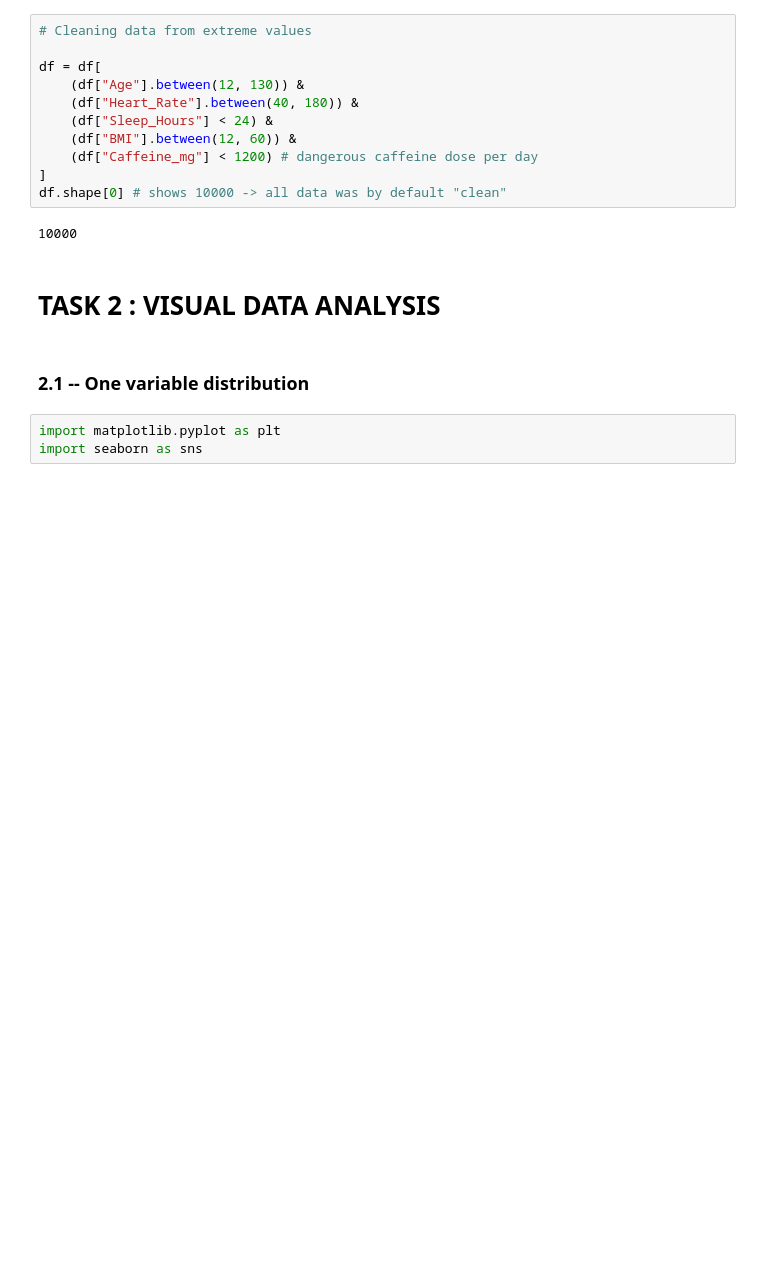
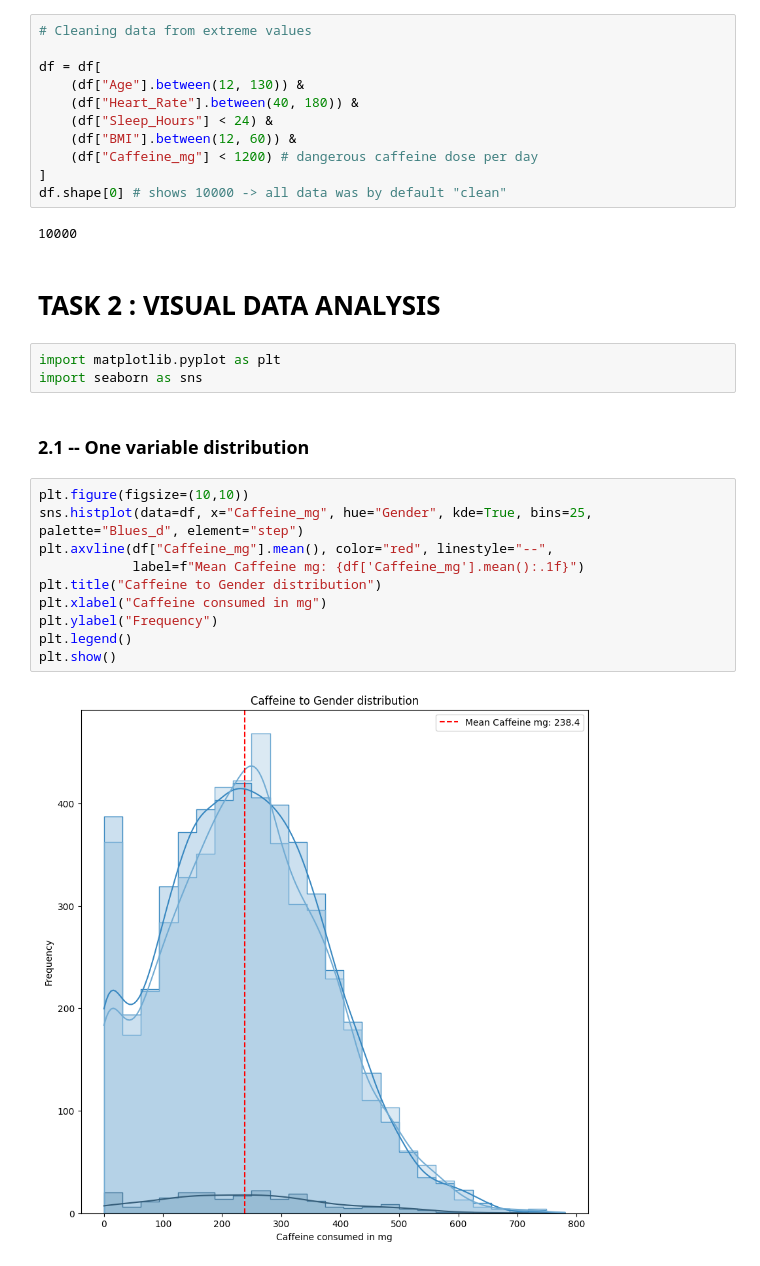
Before and after one commit to OnishchenkoDaria/data-processing-labs, a Jupyter notebook: lab_2/sample.ipynb, the cells around one changed output. Saved outputs shown, nothing was run; the diff lists cells and outputs as text; blank space fills up the shorter version.

Commit message:
feat: plot task 2.1 complete

```diff
--- a/lab_2/sample.ipynb
+++ b/lab_2/sample.ipynb
@@ -127,8 +127,20 @@ df.shape[0] # shows 10000 -> all data was by default "clean"
 10000
 # %% [markdown]
 # TASK 2 : VISUAL DATA ANALYSIS
-# %% [markdown]
-### 2.1 -- One variable distribution
 # %%
 import matplotlib.pyplot as plt
 import seaborn as sns
+# %% [markdown]
+### 2.1 -- One variable distribution
+# %%
+plt.figure(figsize=(10,10))
+sns.histplot(data=df, x="Caffeine_mg", hue="Gender", kde=True, bins=25, palette="Blues_d", element="step")
+plt.axvline(df["Caffeine_mg"].mean(), color="red", linestyle="--",
+            label=f"Mean Caffeine mg: {df['Caffeine_mg'].mean():.1f}")
+plt.title("Caffeine to Gender distribution")
+plt.xlabel("Caffeine consumed in mg")
+plt.ylabel("Frequency")
+plt.legend()
+plt.show()
+# %% [output]
+[figure, added]
```
